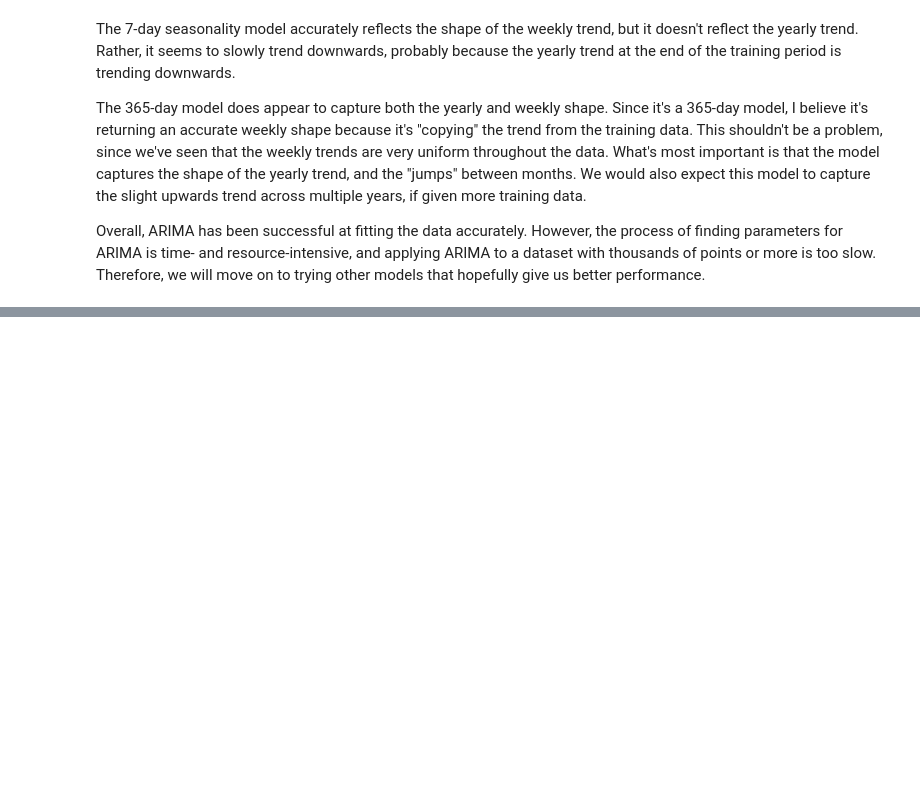
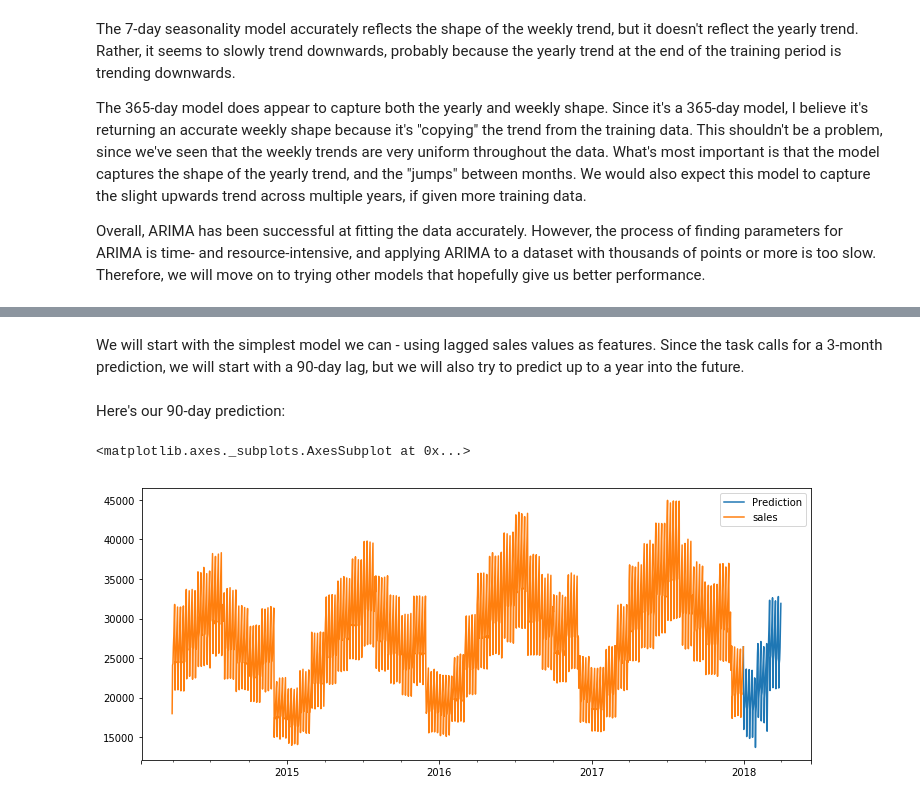
Before and after one commit to cmckeag/Kaggle-Store, a Jupyter notebook: py/pub.ipynb, the cells around one changed output, grey strips where cells are left out. Saved outputs shown, nothing was run; the diff lists cells and outputs as text; code cells hidden in the pictures; blank space fills up the shorter version.

Commit message:
Started linear regression

```diff
--- a/py/pub.ipynb
+++ b/py/pub.ipynb
@@ -214,0 +208,39 @@ Overall, ARIMA has been successful at fitting the data accurately. However, the
+# %% [markdown]
+We will start with the simplest model we can - using lagged sales values as features. Since the task calls for a 3-month prediction, we will start with a 90-day lag, but we will also try to predict up to a year into the future.
+# %%
+def forecast_split(X, periods, window_size):
+    """
+    Effectively does a train_test_split on the given data.
+    Returns (X_train,y_train,X_test)
+    X should be a date-indexed dataframe with a single column of values
+    periods is the number of periods into the future to predict
+    window_size is the number of data points to use to predict each value.
+    """
+    test_set = pd.DataFrame(data = [0]*periods,
+                        index = pd.date_range(start = X.index[-1], periods = periods+1, freq = 'D')[1:],
+                        columns=X.columns)
+    dat = pd.concat([X,test_set])
+
+    for s in range(periods,periods+window_size):
+        dat['shift_{}'.format(s)] = dat['sales'].shift(s)
+    dat.dropna(inplace=True)
+
+    dat_train = dat.loc[pd.date_range(start = dat.index[0], end = X.index[-1])]
+    dat_test = dat.drop(X.columns,axis=1).loc[test_set.index[0]:]
+
+    return dat_train.drop(X.columns,axis=1),dat_train[X.columns],dat_test
+# %%
+x_train,y_train,x_test = forecast_split(pd.DataFrame(train.groupby('date').sum()['sales']),
+                                        periods = 90, window_size = 365)
+model = LinearRegression()
+model.fit(x_train,y_train)
+pred = pred = pd.DataFrame(data = model.predict(x_test), index = x_test.index, columns=['Prediction'])
+total = pd.concat([y_train,pred], sort=True)
+total.loc[x_train.index[-1]]['Prediction'] = total.drop('Prediction',axis=1).loc[x_train.index[-1]].values[0]
+# %% [markdown]
+Here's our 90-day prediction:
+# %%
+total.plot.line(figsize=(12,5))
+# %% [output]
+<matplotlib.axes._subplots.AxesSubplot at 0x...>
+[figure, added]
```
Also changed, not shown: parts of 19 cells of this notebook.
